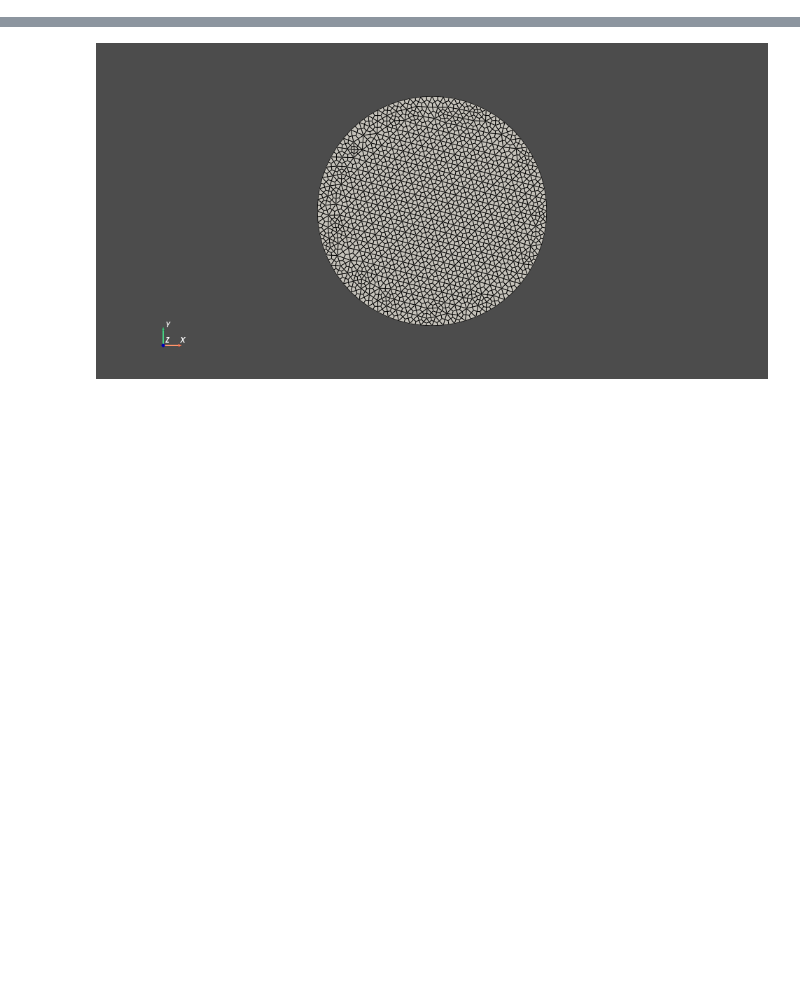
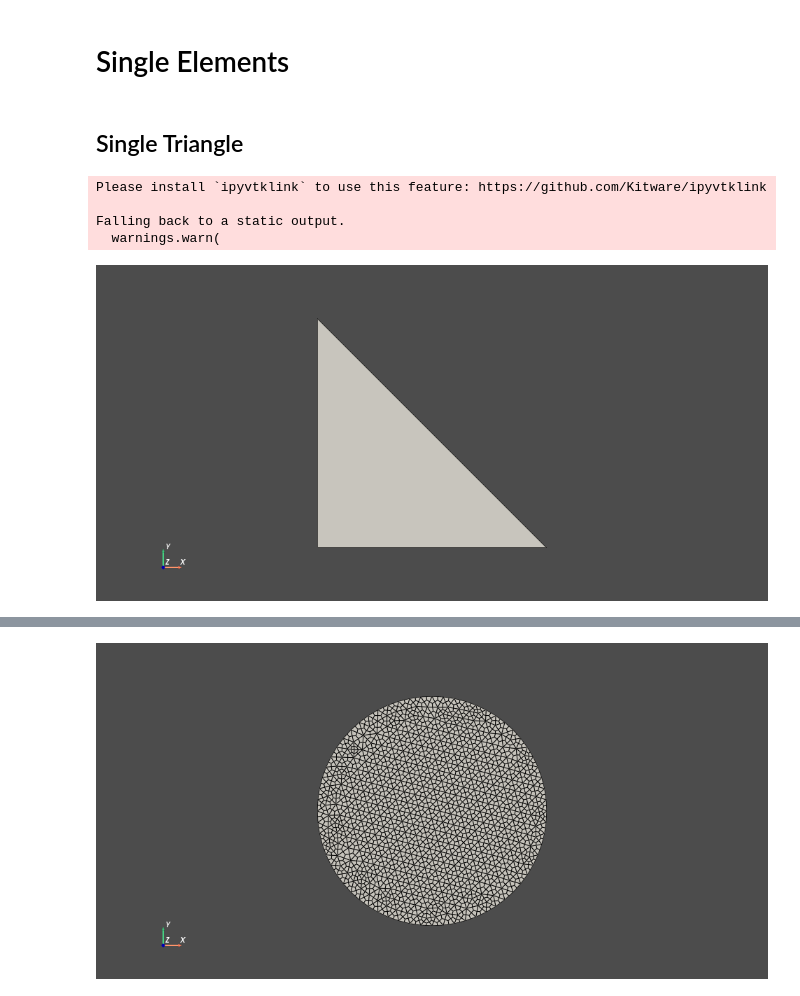
Before and after one commit to mabilton/tetridiv, a Jupyter notebook: examples/test_cases.ipynb, the cells around one changed output, grey strips where cells are left out. Drawn from its saved outputs; the diff is of its cells as text; code cells hidden in the pictures; blank space fills up the shorter version.

Commit message:
Completed test suite.

```diff
--- a/examples/simple_shapes.ipynb
+++ b/examples/test_cases.ipynb
@@ -31,4 +40,4 @@ from visualisation_helpers import plot_mesh, create_pyvista_grid
 # %%
 show_args = {}
 # For interactive plots, uncomment the following line:
-# show_args = {'jupyter_backend': 'panel', 'return_viewer': True}
+show_args = {'jupyter_backend': 'panel', 'return_viewer': True}
@@ -34,0 +54,22 @@ show_args = {}
+# %% [markdown]
+# Single Elements
+# %% [markdown]
+## Single Triangle
+# %%
+one_tri = {'points': np.array([[0., 0.], [1., 0.], [0., 1.]]),
+           'cells': np.array([[0, 1, 2]]),
+           'cell_geom': 'triangle'}
+one_tri_div = tetridiv.tri2quad(points=one_tri['points'], cells=one_tri['cells'])
+one_tri_div['cell_geom'] = 'quad'
+one_tri_test = {'input': one_tri, 'output': one_tri_div}
+if save_tests:
+    save_test_case(one_tri_test, save_dolfinx, 'one_tri')
+# %%
+p = plot_mesh(one_tri)
+p.show(**show_args)
+# %% [output]
+Please install `ipyvtklink` to use this feature: https://github.com/Kitware/ipyvtklink
+
+Falling back to a static output.
+  warnings.warn(
+[figure, added]
```
Also changed, not shown: parts of 42 cells of this notebook, 23 other files.
